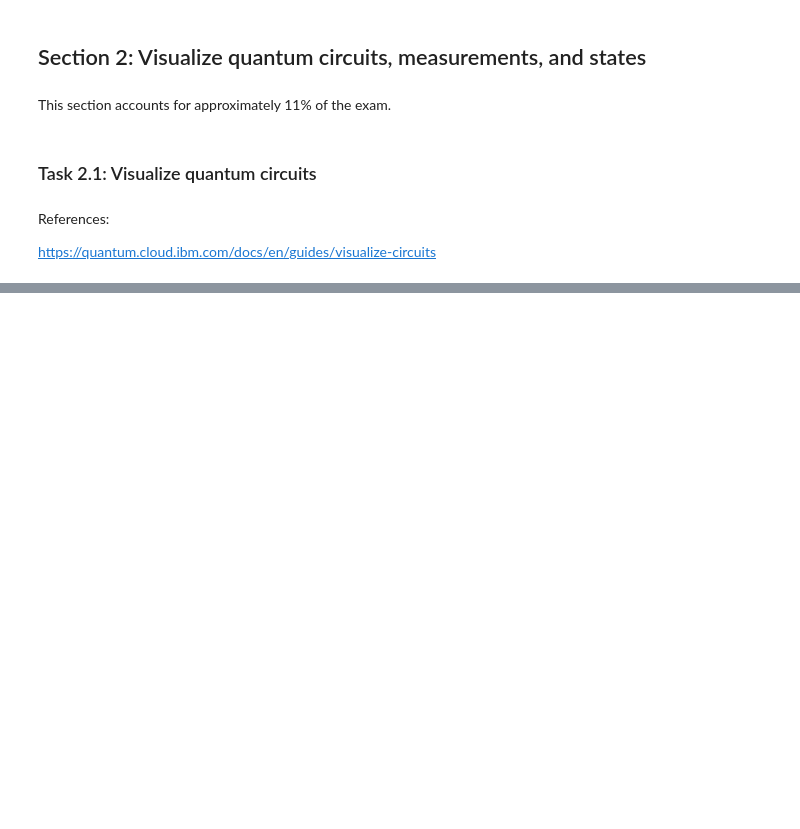
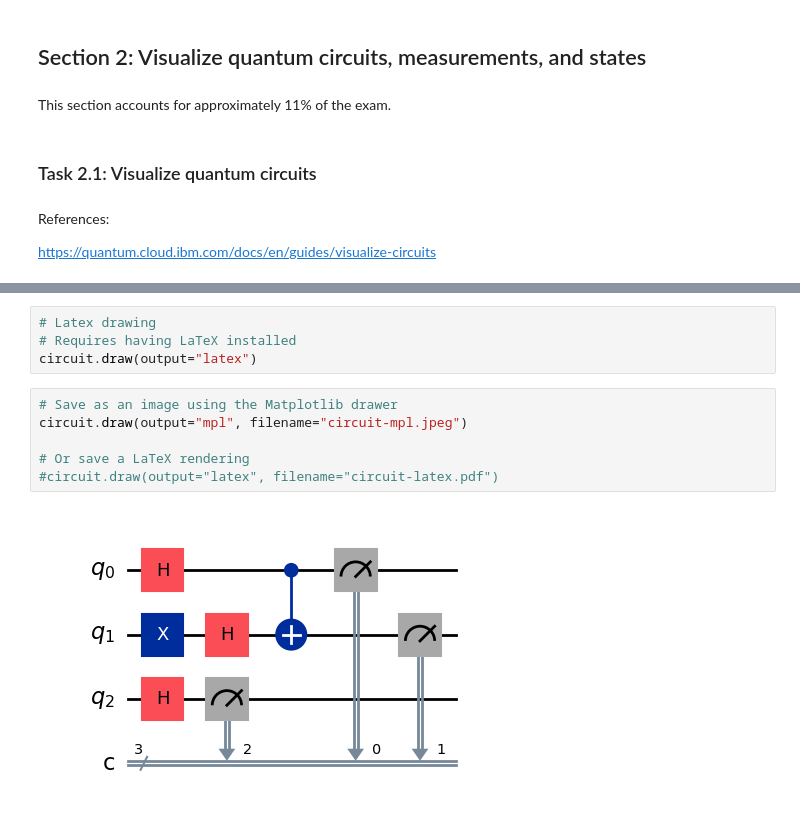
Before and after one commit to JaydenDave/qiskit-guide, a Jupyter notebook: study-guide.ipynb, the cells around one changed output, grey strips where cells are left out. Drawn from its saved outputs; the diff is of its cells as text; blank space fills up the shorter version.

```diff
--- a/study-guide.ipynb
+++ b/study-guide.ipynb
@@ -130,0 +151,12 @@ https://quantum.cloud.ibm.com/docs/en/guides/visualize-circuits
+# %%
+# Latex drawing
+# Requires having LaTeX installed
+circuit.draw(output="latex")
+# %%
+# Save as an image using the Matplotlib drawer
+circuit.draw(output="mpl", filename="circuit-mpl.jpeg")
+
+# Or save a LaTeX rendering
+#circuit.draw(output="latex", filename="circuit-latex.pdf")
+# %% [output]
+[figure, added]
```
Also changed, not shown: parts of 72 cells of this notebook, 4 other files.
